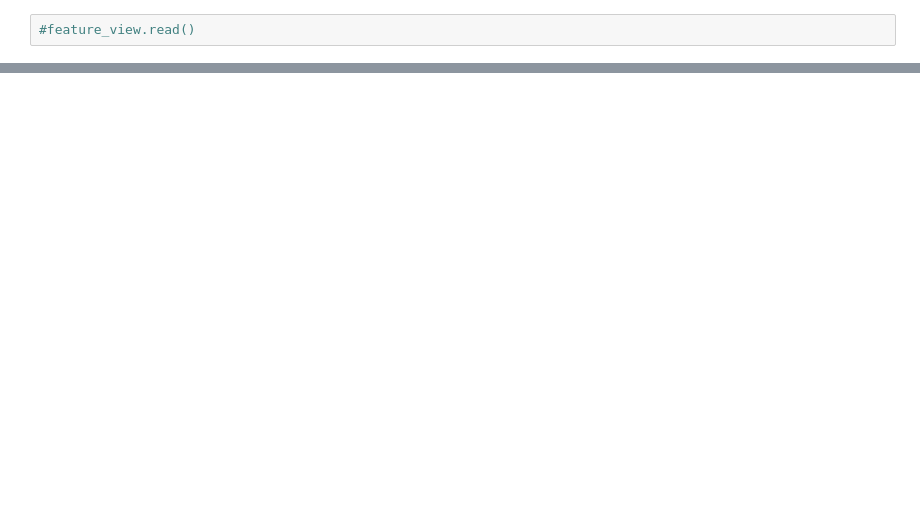
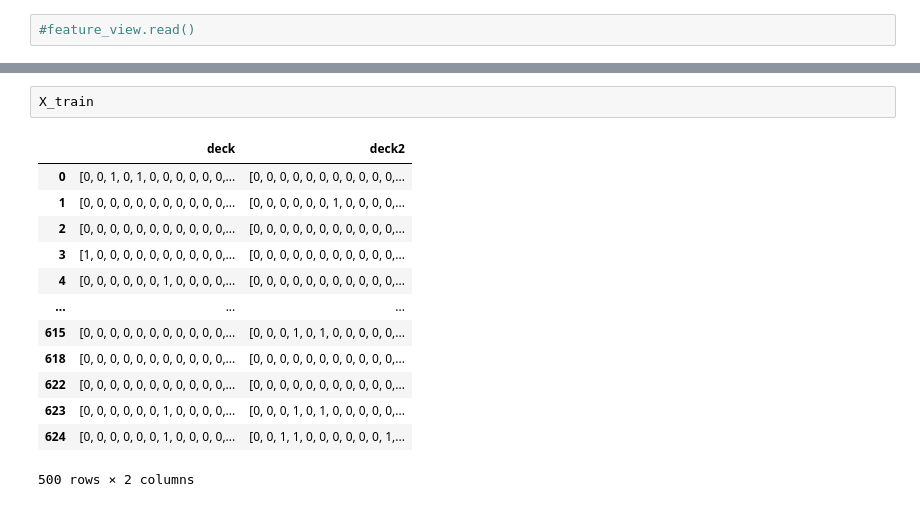
Before and after one commit to jacopodallafior/Clash-Royale-Project-main, a Jupyter notebook: notebooks/3_clash_royale_training_pipeline.ipynb, the cells around one changed output, grey strips where cells are left out. Saved outputs shown, nothing was run; the diff lists cells and outputs as text; blank space fills up the shorter version.

```diff
--- a/notebooks/3_clash_royale_training_pipeline.ipynb
+++ b/notebooks/3_clash_royale_training_pipeline.ipynb
@@ -109,0 +110,16 @@ Finished: Reading data from Hopsworks, using Hopsworks Feature Query Service (1.
+# %%
+X_train
+# %% [output]
+|  | deck | deck2 |
+| 0 | [0, 0, 1, 0, 1, 0, 0, 0, 0, 0, 0,... | [0, 0, 0, 0, 0, 0, 0, 0, 0, 0, 0,... |
+| 1 | [0, 0, 0, 0, 0, 0, 0, 0, 0, 0, 0,... | [0, 0, 0, 0, 0, 0, 1, 0, 0, 0, 0,... |
+| 2 | [0, 0, 0, 0, 0, 0, 0, 0, 0, 0, 0,... | [0, 0, 0, 0, 0, 0, 0, 0, 0, 0, 0,... |
+| 3 | [1, 0, 0, 0, 0, 0, 0, 0, 0, 0, 0,... | [0, 0, 0, 0, 0, 0, 0, 0, 0, 0, 0,... |
+| 4 | [0, 0, 0, 0, 0, 0, 1, 0, 0, 0, 0,... | [0, 0, 0, 0, 0, 0, 0, 0, 0, 0, 0,... |
+| ... | ... | ... |
+| 615 | [0, 0, 0, 0, 0, 0, 0, 0, 0, 0, 0,... | [0, 0, 0, 1, 0, 1, 0, 0, 0, 0, 0,... |
+| 618 | [0, 0, 0, 0, 0, 0, 0, 0, 0, 0, 0,... | [0, 0, 0, 0, 0, 0, 0, 0, 0, 0, 0,... |
+| 622 | [0, 0, 0, 0, 0, 0, 0, 0, 0, 0, 0,... | [0, 0, 0, 0, 0, 0, 0, 0, 0, 0, 0,... |
+| 623 | [0, 0, 0, 0, 0, 0, 1, 0, 0, 0, 0,... | [0, 0, 0, 1, 0, 1, 0, 0, 0, 0, 0,... |
+| 624 | [0, 0, 0, 0, 0, 0, 1, 0, 0, 0, 0,... | [0, 0, 1, 1, 0, 0, 0, 0, 0, 0, 1,... |
+500 rows × 2 columns
```
Also changed, not shown: parts of 11 cells of this notebook, 1 other file.
